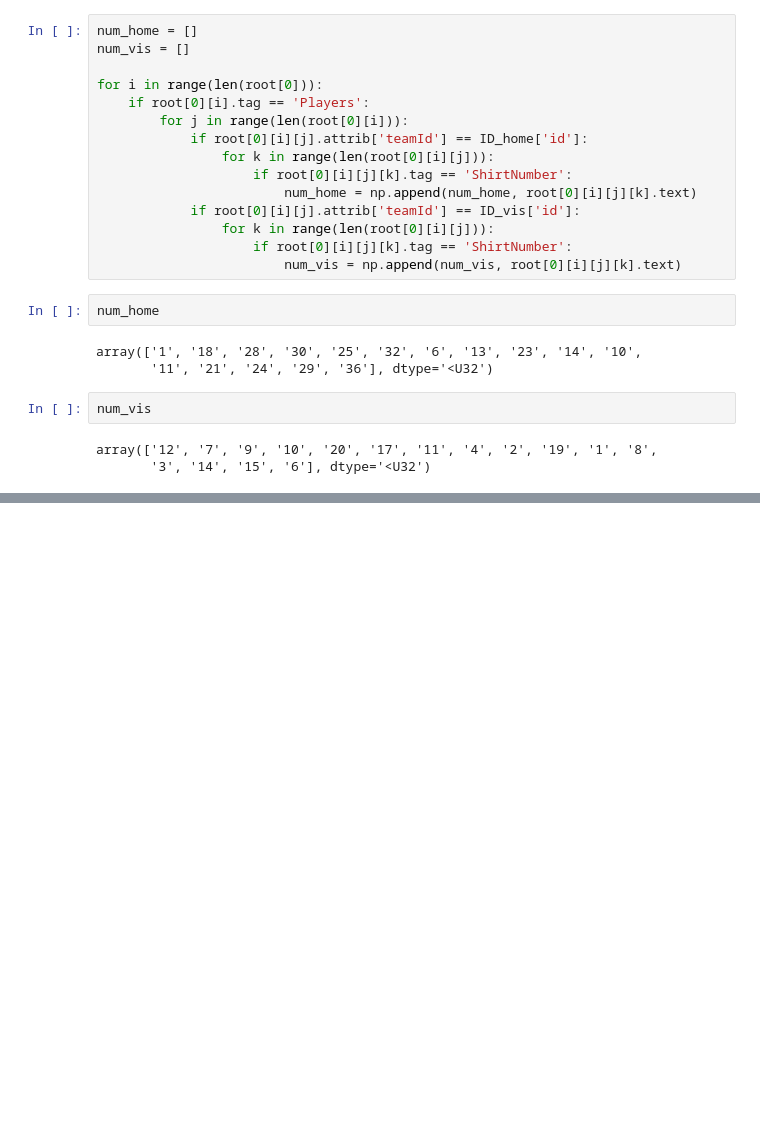
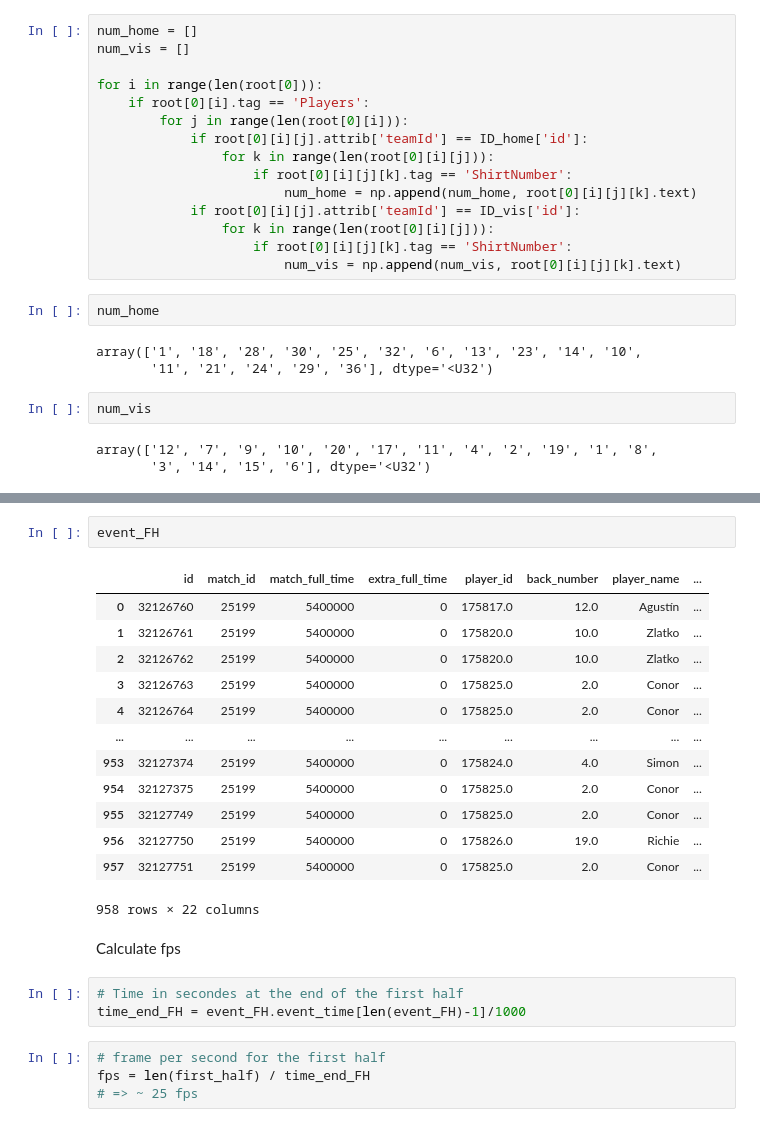
Before and after one commit to claireseceh/tracking-football, a Jupyter notebook: main.ipynb, the cells around one changed output, grey strips where cells are left out. Cells and saved outputs as stored; diff of their text form; blank space fills up the shorter version.

```diff
--- a/main.ipynb
+++ b/main.ipynb
@@ -178,0 +185,25 @@ plt.show()
+# %%
+event_FH
+# %% [output]
+|  | id | match_id | match_full_time | extra_full_time | player_id | back_number | player_name | ... |
+| 0 | 32126760 | 25199 | 5400000 | 0 | 175817.0 | 12.0 | Agustín | ... |
+| 1 | 32126761 | 25199 | 5400000 | 0 | 175820.0 | 10.0 | Zlatko | ... |
+| 2 | 32126762 | 25199 | 5400000 | 0 | 175820.0 | 10.0 | Zlatko | ... |
+| 3 | 32126763 | 25199 | 5400000 | 0 | 175825.0 | 2.0 | Conor | ... |
+| 4 | 32126764 | 25199 | 5400000 | 0 | 175825.0 | 2.0 | Conor | ... |
+| ... | ... | ... | ... | ... | ... | ... | ... | ... |
+| 953 | 32127374 | 25199 | 5400000 | 0 | 175824.0 | 4.0 | Simon | ... |
+| 954 | 32127375 | 25199 | 5400000 | 0 | 175825.0 | 2.0 | Conor | ... |
+| 955 | 32127749 | 25199 | 5400000 | 0 | 175825.0 | 2.0 | Conor | ... |
+| 956 | 32127750 | 25199 | 5400000 | 0 | 175826.0 | 19.0 | Richie | ... |
+| 957 | 32127751 | 25199 | 5400000 | 0 | 175825.0 | 2.0 | Conor | ... |
+958 rows × 22 columns
+# %% [markdown]
+Calculate fps
+# %%
+# Time in secondes at the end of the first half
+time_end_FH = event_FH.event_time[len(event_FH)-1]/1000
+# %%
+# frame per second for the first half
+fps = len(first_half) / time_end_FH
+# => ~ 25 fps
```
Also changed, not shown: parts of 8 cells of this notebook.
